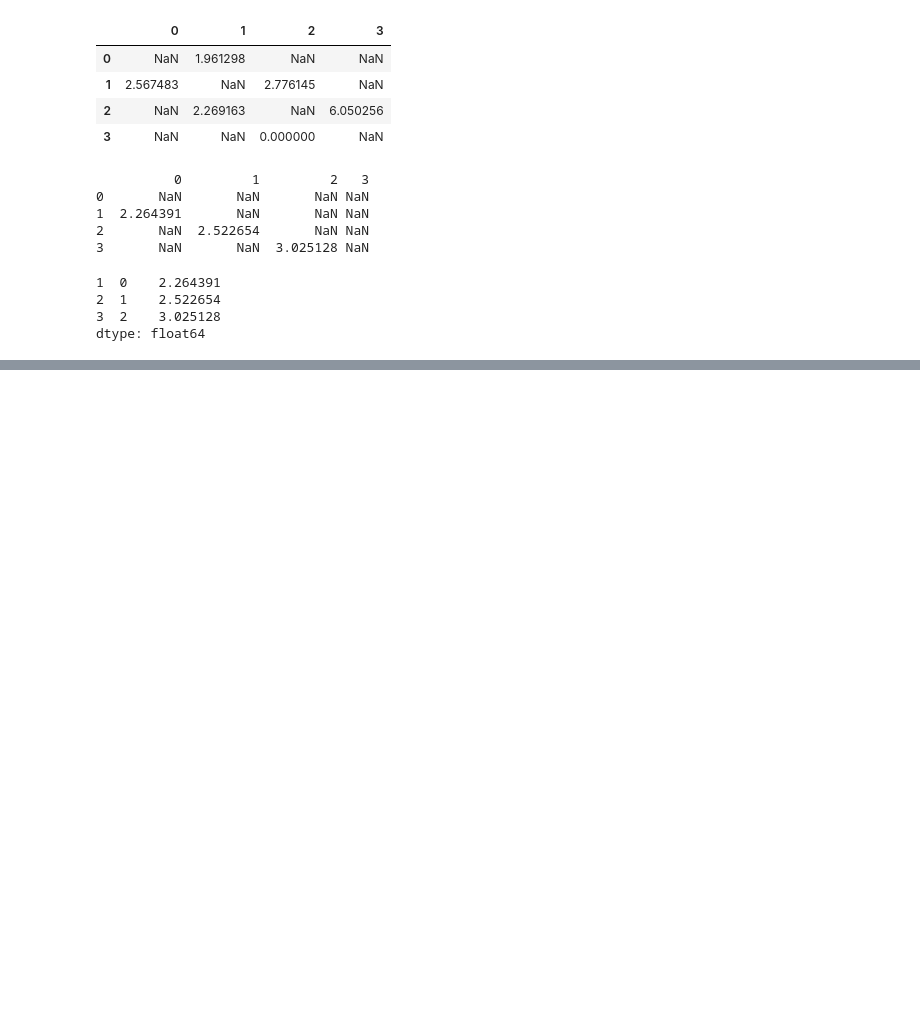
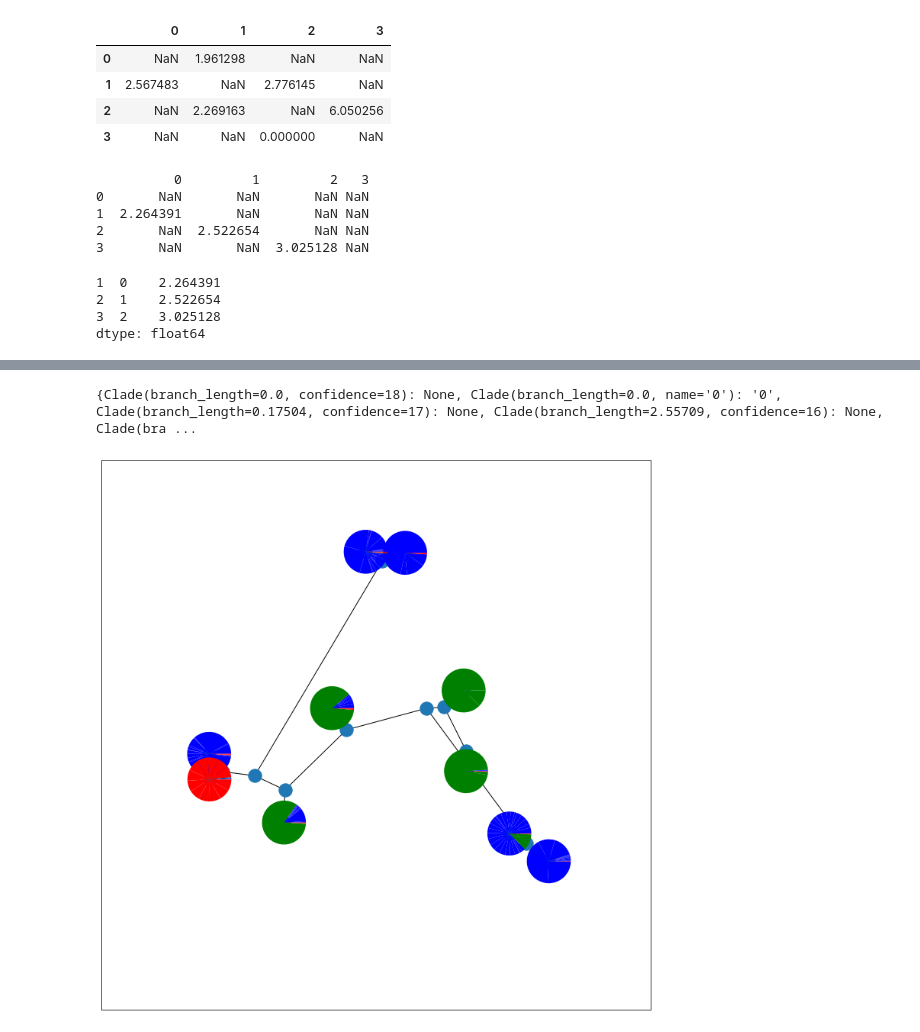
Before and after one commit to maepz/CRISPR_distance, a Jupyter notebook: CRISPR_distance_brouillon.ipynb, the cells around one changed output, grey strips where cells are left out. Drawn from its saved outputs; the diff is of its cells as text; code cells hidden in the pictures; blank space fills up the shorter version.

```diff
--- a/CRISPR_distance_brouillon.ipynb
+++ b/CRISPR_distance_brouillon.ipynb
@@ -1498,0 +1603,59 @@ dist=get_distance_matrix_from_phylogeny(Tree_unrooted)
+# %%
+
+color= ['red' if l == 'MV' else 'green' if l=='CB' else 'blue' for l in [meta[meta.Sample == val].Region.values[0] for val in pop_vals.columns]]
+# %%
+import networkx as nx
+import matplotlib.pyplot as plt
+
+# pop_vals=pd.DataFrame([[0,1,2,3],[10,0,0,0],[1,2,2,2]],index=['pop1','pop2','pop3'])
+# pop_vals = pop_vals.transpose()
+
+G = Phylo.to_networkx(Tree)
+print(G)
+print(dict([(n,n.name) for n in G]))
+pos=nx.fruchterman_reingold_layout(G)
+pos=nx.spectral_layout(G)
+pos=nx.spring_layout(G)
+
+
+fig=plt.figure(figsize=(10,10))
+ax=plt.axes([0,0,1,1])
+ax.set_aspect('equal')
+nx.draw_networkx_edges(G,pos,arrows=False,ax=ax)
+nx.draw_networkx_nodes(G,pos,ax=ax,color='black',label=None)
+
+# nx.draw(G,pos,arrows=False)
+
+plt.xlim(-1.5,1.5)
+plt.ylim(-1.5,1.5)
+
+trans=ax.transData.transform
+trans2=fig.transFigure.inverted().transform
+
+init_piesize=0.1
+init_p2=init_piesize/2.0
+
+# [meta[meta.Sample == val].Region.values[0] for val in pop_vals.columns]
+
+for n in G:
+    xx,yy=trans(pos[n]) # figure coordinates
+    xa,ya=trans2((xx,yy)) # axes coordinates
+    piesize=init_piesize
+    p2=init_p2
+    a = plt.axes([xa-p2,ya-p2, piesize, piesize])
+    a.set_aspect('equal')
+    fracs = [0]
+    if n.name in map(str,pop_vals.index.values):
+#         print(n.name)
+#         piesize=init_piesize*pop_vals.loc[int(n.name)]
+#         p2 = piesize/2
+        fracs = [1 if v>0 else 0 for v in pop_vals.loc[int(n.name)]]
+        fracs = pop_vals.loc[int(n.name)]
+#         print(fracs)
+    a.pie(fracs,colors=color)
+
+
+# plt.savefig('pc.png')
+# %% [output]
+{Clade(branch_length=0.0, confidence=18): None, Clade(branch_length=0.0, name='0'): '0', Clade(branch_length=0.17504, confidence=17): None, Clade(branch_length=2.55709, confidence=16): None, Clade(bra ...
+[figure, added]
```
Also changed, not shown: parts of 18 cells of this notebook, 22 other files.
